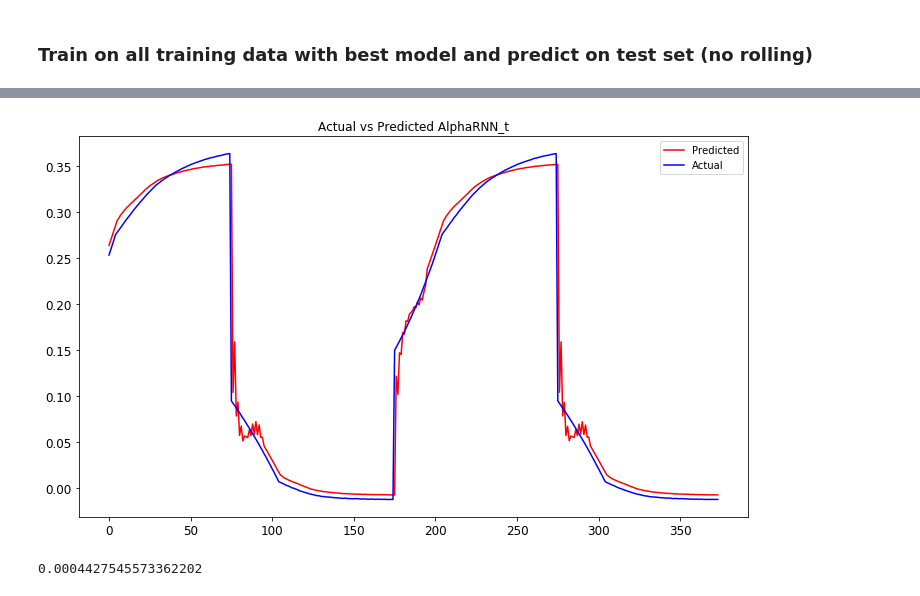
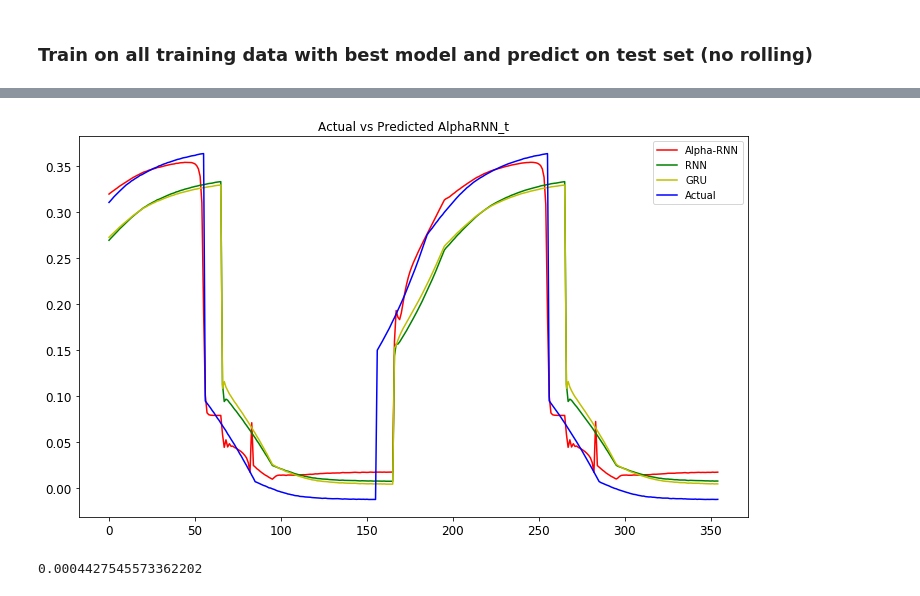
Before and after one commit to mfrdixon/alpha-RNN, a Jupyter notebook: copy_of_copy_Alpha_RNNs_regime_switching.ipynb, the cells around one changed output, grey strips where cells are left out. Cells and saved outputs as stored; diff of their text form; code cells hidden in the pictures.

```diff
--- a/copy_of_copy_Alpha_RNNs_regime_switching.ipynb
+++ b/copy_of_copy_Alpha_RNNs_regime_switching.ipynb
@@ -985,0 +1863,3 @@ Epoch 500/500
+# %%
+rs = RS_(nodes_alpharnn,0)
+rs.fit(x_train_reg,y_train_reg,epochs=2000, batch_size=100,callbacks=[es],shuffle=False)
@@ -1020,3 +1901,6 @@ print(alpharnn.layers[0].get_weights()[3])
 print(np.sigmoid(alpharnn.layers[0].get_weights()[3]))
 # %% [output]
 Tensor("Sigmoid_1:0", shape=(1,), dtype=float32)
+# %%
+gru_pred_train = gru.predict(x_train_reg, verbose=1)
+gru_pred_test = gru.predict(x_test_reg, verbose=1)
@@ -1022,0 +1910,3 @@ Tensor("Sigmoid_1:0", shape=(1,), dtype=float32)
+# %%
+rs_pred_train = rs.predict(x_train_reg, verbose=1)
+rs_pred_test = rs.predict(x_test_reg, verbose=1)
@@ -1022,0 +1916,3 @@ Tensor("Sigmoid_1:0", shape=(1,), dtype=float32)
+# %%
+rnn_pred_train = rnn.predict(x_train_reg, verbose=1)
+rnn_pred_test = rnn.predict(x_test_reg, verbose=1)
@@ -1106,12 +2007,14 @@ model,_=train(session, alpharnn_t, x_train_reg, x_test_reg, y_train_reg, y_test_
 # %%
 fig = plt.figure(figsize=(12,7))
-plt.plot(alpharnn_pred_test, color='r', label='Predicted')
+plt.plot(rs_pred_test, color='r', label='Alpha-RNN')
+plt.plot(rnn_pred_test, color='g', label='RNN')
+plt.plot(gru_pred_test, color='y', label='GRU')
 plt.plot(y_test_reg.flatten(),'b', label='Actual')
 plt.legend(loc=0)
 plt.title('Actual vs Predicted AlphaRNN_t')
 plt.show()
 # %% [output]
-[figure, old version]
+[figure, new version]
 # %%
 mse = mean_squared_error(y_test_reg[:,0],y_predicted_ar_t)
 print(mse)
```
Also changed, not shown: parts of 38 cells of this notebook.
